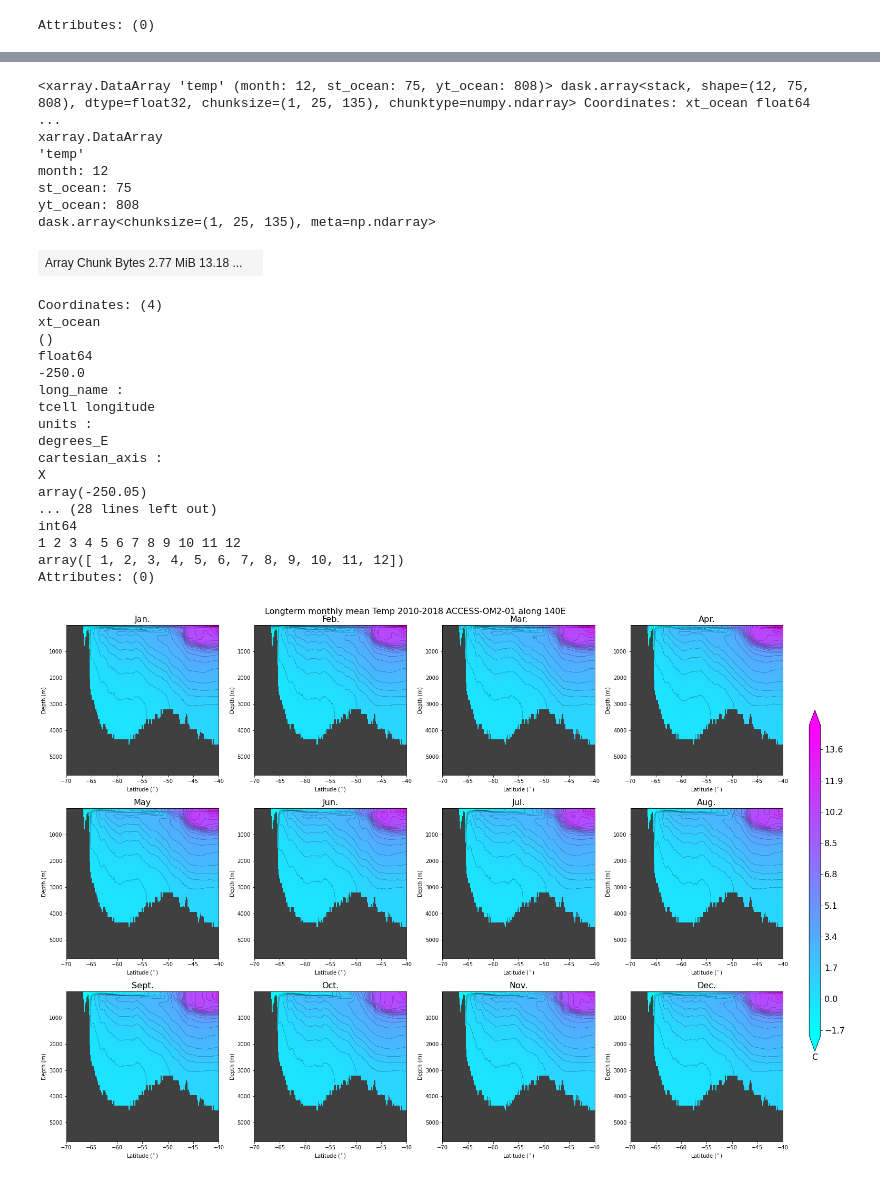
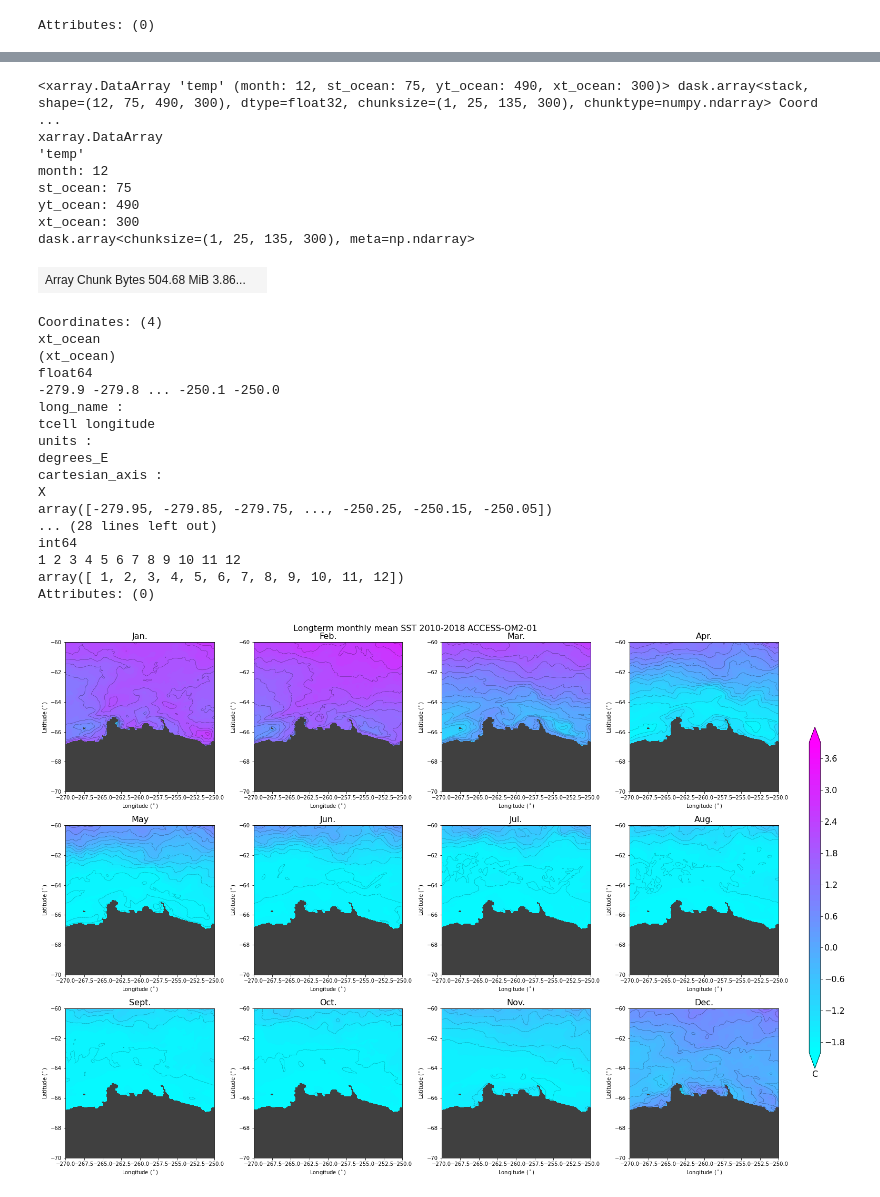
Before and after one commit to PaulSpence/Denman2024Voyage, a Jupyter notebook: notebooks/temp_accessom2_01.ipynb, the cells around one changed output, grey strips where cells are left out. Drawn from its saved outputs; the diff is of its cells as text; code cells hidden in the pictures.

```diff
--- a/notebooks/temp_accessom2_01.ipynb
+++ b/notebooks/temp_accessom2_01.ipynb
@@ -151,4 +90,5 @@ end = '2018-12-31 00:00:00'
 temp = cc.querying.getvar(expt, variable='temp',
                        session=session, frequency='1 monthly',ncfile="%monthly-mean%",
                        start_time=start,
-                       end_time=end).sel(yt_ocean=slice(-90,-40)).sel(xt_ocean=slice(-260,-210)).sel(time=slice(start,end)).chunk({'st_ocean':25, 'xt_ocean':1800})
+                       end_time=end).sel(yt_ocean=slice(-90,-60)).sel(xt_ocean=slice(-280,-250)).sel(time=slice(start,end)).chunk({'st_ocean':25, 'xt_ocean':1800})
+temp
@@ -217,59 +122,61 @@ plt.tight_layout()
 # %%
 #longterm monthly mean data at 140E
-var=temp.sel(xt_ocean=lon1, method='nearest').groupby('time.month').mean(dim='time') #.resample({'time':'M'})
+var=temp.groupby('time.month').mean(dim='time') #.resample({'time':'M'})
 var
 # %% [output]
-<xarray.DataArray 'temp' (month: 12, st_ocean: 75, yt_ocean: 808)> dask.array<stack, shape=(12, 75, 808), dtype=float32, chunksize=(1, 25, 135), chunktype=numpy.ndarray> Coordinates: xt_ocean float64  ...
+<xarray.DataArray 'temp' (month: 12, st_ocean: 75, yt_ocean: 490, xt_ocean: 300)> dask.array<stack, shape=(12, 75, 490, 300), dtype=float32, chunksize=(1, 25, 135, 300), chunktype=numpy.ndarray> Coord ...
 xarray.DataArray
 'temp'
 month: 12
 st_ocean: 75
-yt_ocean: 808
-dask.array<chunksize=(1, 25, 135), meta=np.ndarray>
+yt_ocean: 490
+xt_ocean: 300
+dask.array<chunksize=(1, 25, 135, 300), meta=np.ndarray>
-| Array Chunk Bytes 2.77 MiB 13.18 ... |  |
+| Array Chunk Bytes 504.68 MiB 3.86... |  |
 Coordinates: (4)
 xt_ocean
-()
+(xt_ocean)
 float64
--250.0
+-279.9 -279.8 ... -250.1 -250.0
 long_name :
 tcell longitude
 units :
 degrees_E
 cartesian_axis :
 X
-array(-250.05)
+array([-279.95, -279.85, -279.75, ..., -250.25, -250.15, -250.05])
 ... (28 lines left out)
 int64
 1 2 3 4 5 6 7 8 9 10 11 12
 array([ 1, 2, 3, 4, 5, 6, 7, 8, 9, 10, 11, 12])
 Attributes: (0)
 # %%
-clev = np.arange(-2,15,.1)
-clev2 = np.arange(-2,15,0.5)
+clev = np.arange(-2,4,.1)
+clev2 = np.arange(-2,4,0.25)
 
 mnth=['Jan.', 'Feb.','Mar.','Apr.','May','Jun.','Jul.','Aug.','Sept.','Oct.','Nov.','Dec.']
 plt.figure(figsize=(20,15))
-plt.suptitle('Longterm monthly mean Temp 2010-2018 ACCESS-OM2-01 along 140E',fontsize = 16)
+plt.suptitle('Longterm monthly mean SST 2010-2018 ACCESS-OM2-01',fontsize = 16)
 
 for i in range(0,12):
     plt.subplot(3,4,i+1)
     plt.gca().patch.set_color('.25')
-    p1=plt.contourf(var.yt_ocean,var.st_ocean,var[i,:,:]-273.13,levels=clev,cmap=plt.cm.cool,colobar=True,extend='both')
-    plt.contour(var.yt_ocean,var.st_ocean,var[i,:,:]-273.13,levels=clev2,colors='k',linewidths=0.25)
-    plt.gca().invert_yaxis()
+    p1=plt.contourf(var.xt_ocean,var.yt_ocean,var[i,0,:,:]-273.13,levels=clev,cmap=plt.cm.cool,colobar=True,extend='both')
+    plt.contour(var.xt_ocean,var.yt_ocean,var[i,0,:,:]-273.13,levels=clev2,colors='k',linewidths=0.25)
+    #plt.gca().invert_yaxis()
     #plt.ylim((1037.5,1034))
-    plt.ylabel('Depth (m)')
-    plt.xlabel('Latitude ($^\circ$)')
-    plt.xlim([-70,-40])
+    plt.xlabel('Longitude ($^\circ$)')
+    plt.ylabel('Latitude ($^\circ$)')
+    plt.ylim([-70,-60])
+    plt.xlim([-270,-250])
     plt.title(mnth[i],fontsize = 16)
 
 #horiz, vert, width,height
 ax = plt.axes([1.02,0.2,0.015,0.6])
 cb = plt.colorbar(p1,cax=ax,orientation='vertical',shrink=0.7)
 cb.ax.set_xlabel('C',fontsize=16);
 cb.ax.tick_params(labelsize=16)
 
 plt.tight_layout()
 # %% [output]
-[figure, old version]
+[figure, new version]
```
Also changed, not shown: parts of 12 cells of this notebook, 1 other file.
